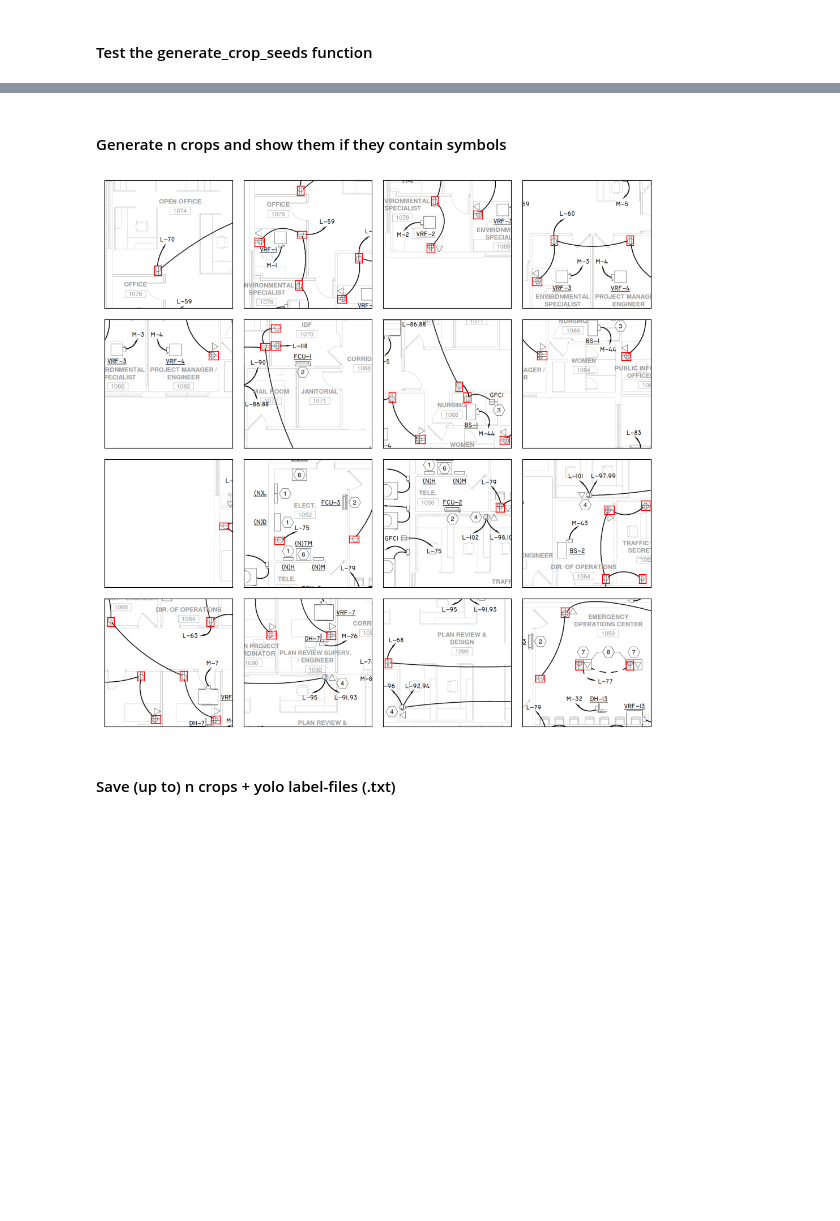
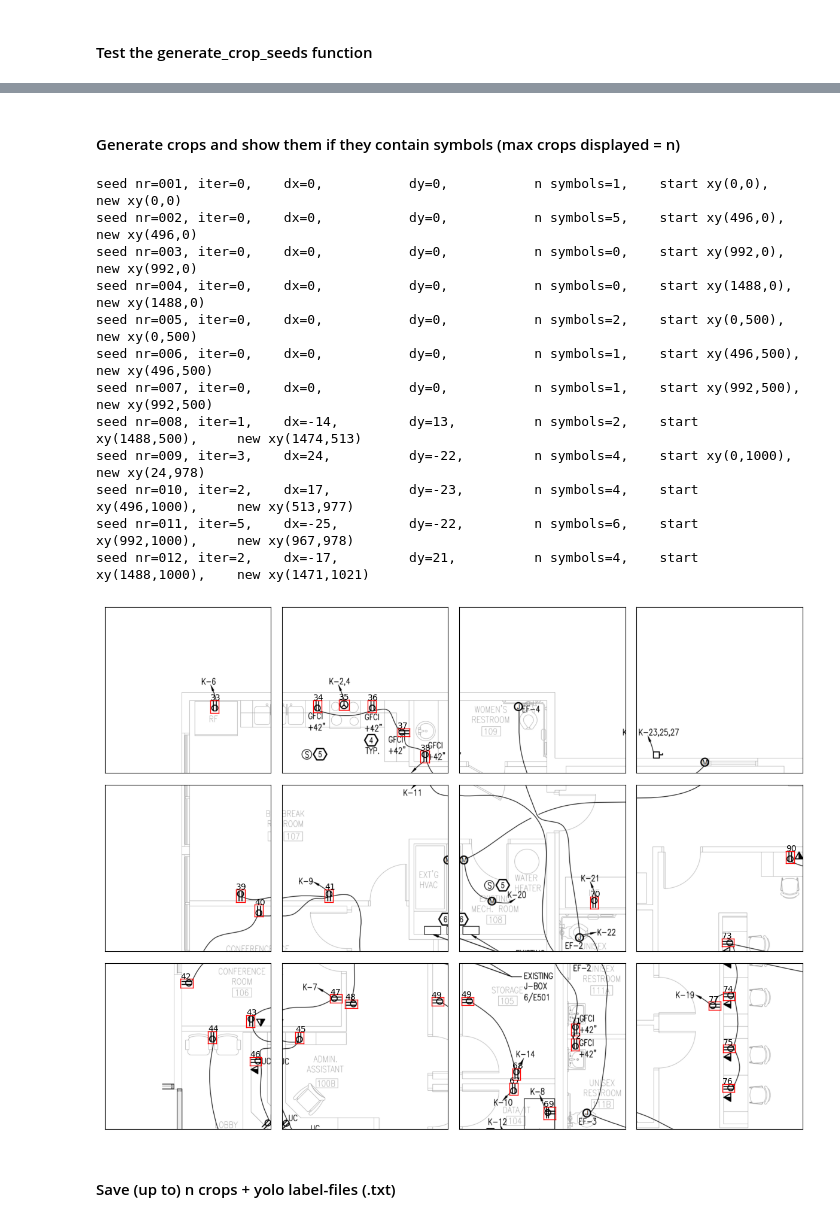
Before and after one commit to rdstern90/DSBA-6165-Project, a Jupyter notebook: Training Data Creation/extract_symbols_generate_yolo_data.ipynb, the cells around one changed output, grey strips where cells are left out. Drawn from its saved outputs; the diff is of its cells as text; code cells hidden in the pictures; blank space fills up the shorter version.

```diff
--- a/Training Data Creation/extract_symbols_generate_yolo_data.ipynb
+++ b/Training Data Creation/extract_symbols_generate_yolo_data.ipynb
@@ -46,6 +58,7 @@ with open(label_file, "r") as f:
 include_symbols = ["duplex", "quad", "special", "switch"]
 
 data_dict = {}
+bbx_id = 0 # this value will be incremented and act as a unique id, in the source data, for all used bounding boxes
 for idx, fname in enumerate(fnames_labelfile):
 
     bbxs = []
@@ -60,7 +73,11 @@ for idx, fname in enumerate(fnames_labelfile):
         out2 = [plan_data[i+5][idx1+2 : idx2]] # out2 is the class labeled in label-studio
         out3 = [int(re.findall("\d+", data)[0]) for data in plan_data[i+6:i+8]] # this grabs the last 2 numnerical values:original_width, original_height
         # print(out2[0])
+
+
         if out2[0] in include_symbols:
-            bbxs.append(out1+out2+out3)
+            out4 = [bbx_id] # this is a unique id for the bounding box
+            bbxs.append(out1+out2+out3+[bbx_id])
+            bbx_id +=1
 
     data_dict[fname] = bbxs
@@ -134,5 +168,2 @@ def get_image_and_bbx_df(fname):
 
     return imgfile, df
-# %%
-_, df = get_image_and_bbx_df(fnames_labelfile[1])
-df
@@ -310,10 +620,3 @@ def get_crop(img_array, img_bbx_data, crop_size, x1, y1, max_transl, intersect_p
 ### Test the get_crop function
 # %% [markdown]
 Start by getting the image and the associated df with the bounding box data
-# %%
-imgfile, df = get_image_and_bbx_df('plan06_2019-08_13-18177-plans_69b.png')
-imgfile_array = np.array(imgfile)
-
-plt.figure(figsize=(15,8))
-plt.imshow(imgfile_array)
-plt.show()
@@ -322,5 +623,5 @@ plt.show()
 # %%
-x1, y1, out_img, crop_bbx_data = get_crop(img_array=imgfile_array, img_bbx_data=df, crop_size=512, x1=1000, y1=2500, max_transl=75, intersect_padding=5)
+x1, y1, out_img, crop_bbx_data = get_crop2(img_array=imgfile_array, img_bbx_data=df, crop_size=512, x1=1000, y1=10, max_transl=200, intersect_padding=3)
 # x1, y1, out_img, crop_bbx_data = get_crop(img_array=imgfile_array, img_bbx_data=df, crop_size=512, x1=0, y1=1718, max_transl=75, intersect_padding=5)
 plt.imshow(out_img)
 plt.show()
@@ -376,37 +674,61 @@ resulting overlap: (0.26, 0.33)
 # %% [markdown]
-#### Generate n crops and show them if they contain symbols
+#### Generate crops and show them if they contain symbols (max crops displayed = n)
 # %%
-n = 16
+n = 12
 crop_size=512
 
-x_seed, y_seed, overlap =generate_crop_seeds(img_array=imgfile_array, crop_size=crop_size, target_overlap=0.2)
+imgfile_array_mod = imgfile_array[:, :2000, ::]  # take only the leftmost 2000 pixels
+
+x_seed, y_seed, overlap =generate_crop_seeds(img_array=imgfile_array_mod, crop_size=crop_size, target_overlap=0)
 
 
-plt.figure(figsize=(10,10))
+plt.figure(figsize=(12,12))
 j=1
 for i in range(len(x_seed)):
     # print(x_seed[i], y_seed[i])
-    _, _, out_img, crop_bbx_data = get_crop(img_array=imgfile_array, img_bbx_data=df, crop_size=crop_size, x1=x_seed[i], y1=y_seed[i], max_transl=75, intersect_padding=3)
+    _, _, out_img, crop_bbx_data = get_crop2(print_on=True, seed_nr=i+1, img_array=imgfile_array_mod, img_bbx_data=df, crop_size=crop_size, x1=x_seed[i], y1=y_seed[i], max_transl=50, intersect_padding=3)
 
     if crop_bbx_data.empty == False:
         plt.subplot(4,4,j)
         plt.imshow(out_img)
         for idx, row in crop_bbx_data.iterrows():
             plt.plot([row['xmin'], row['xmax']], [row['ymin'], row['ymin']], color='red', linewidth=1)
             plt.plot([row['xmin'], row['xmin']], [row['ymax'], row['ymin']], color='red', linewidth=1)
             plt.plot([row['xmax'], row['xmax']], [row['ymax'], row['ymin']], color='red', linewidth=1)
             plt.plot([row['xmin'], row['xmax']], [row['ymax'], row['ymax']], color='red', linewidth=1)
+            plt.annotate(row['bbx_id'], (row['xmin'], row['ymin']))
+        plt.xticks([])
+        plt.yticks([])
+
+        j+=1
+
+
+    if crop_bbx_data.empty == True:  # show empty crop
+        plt.subplot(4,4,j)
+        plt.imshow(out_img)
         plt.xticks([])
         plt.yticks([])
 
         j+=1
 
     if j>n:
         break
 
 plt.tight_layout()
 # %% [output]
+seed nr=001, iter=0,    dx=0,           dy=0,           n symbols=1,    start xy(0,0),          new xy(0,0)
+seed nr=002, iter=0,    dx=0,           dy=0,           n symbols=5,    start xy(496,0),        new xy(496,0)
+seed nr=003, iter=0,    dx=0,           dy=0,           n symbols=0,    start xy(992,0),        new xy(992,0)
+seed nr=004, iter=0,    dx=0,           dy=0,           n symbols=0,    start xy(1488,0),       new xy(1488,0)
+seed nr=005, iter=0,    dx=0,           dy=0,           n symbols=2,    start xy(0,500),        new xy(0,500)
+seed nr=006, iter=0,    dx=0,           dy=0,           n symbols=1,    start xy(496,500),      new xy(496,500)
+seed nr=007, iter=0,    dx=0,           dy=0,           n symbols=1,    start xy(992,500),      new xy(992,500)
+seed nr=008, iter=1,    dx=-14,         dy=13,          n symbols=2,    start xy(1488,500),     new xy(1474,513)
+seed nr=009, iter=3,    dx=24,          dy=-22,         n symbols=4,    start xy(0,1000),       new xy(24,978)
+seed nr=010, iter=2,    dx=17,          dy=-23,         n symbols=4,    start xy(496,1000),     new xy(513,977)
+seed nr=011, iter=5,    dx=-25,         dy=-22,         n symbols=6,    start xy(992,1000),     new xy(967,978)
+seed nr=012, iter=2,    dx=-17,         dy=21,          n symbols=4,    start xy(1488,1000),    new xy(1471,1021)
-[figure, old version]
+[figure, new version]
 # %% [markdown]
 #### Save (up to) n crops + yolo label-files (.txt)
 # %%
```
Also changed, not shown: parts of 20 cells of this notebook, 25 other files.
